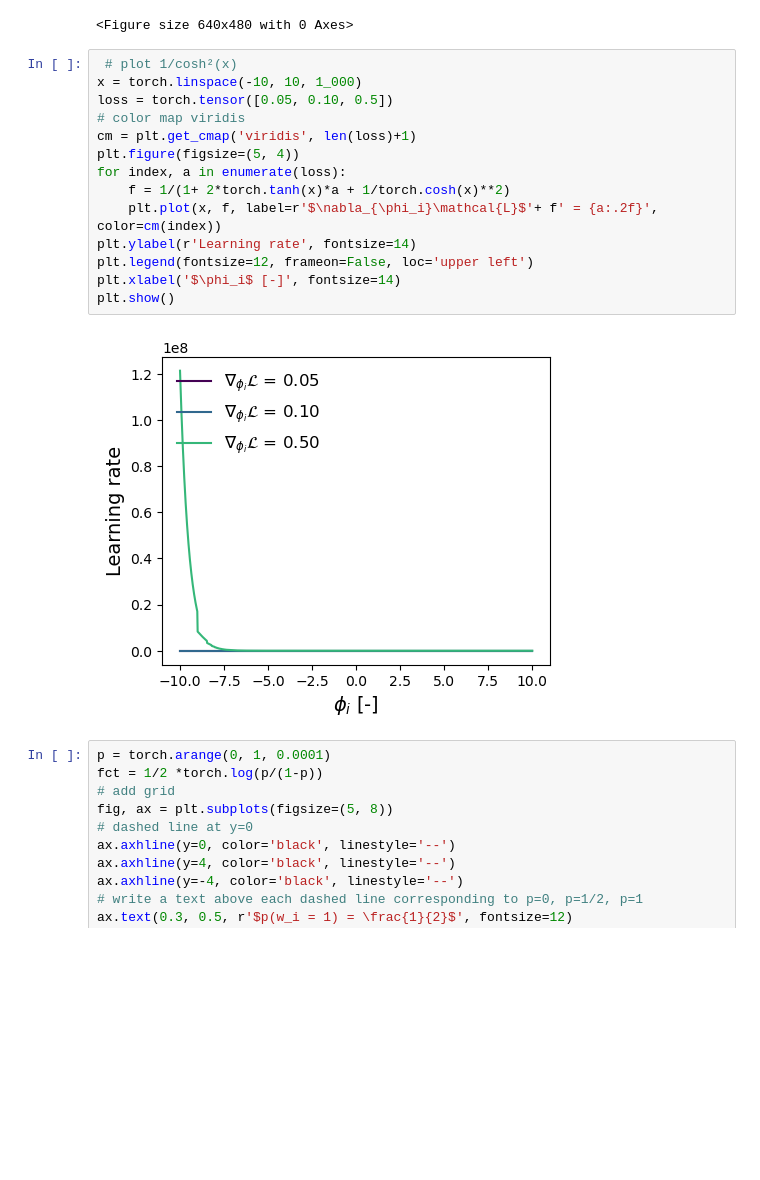
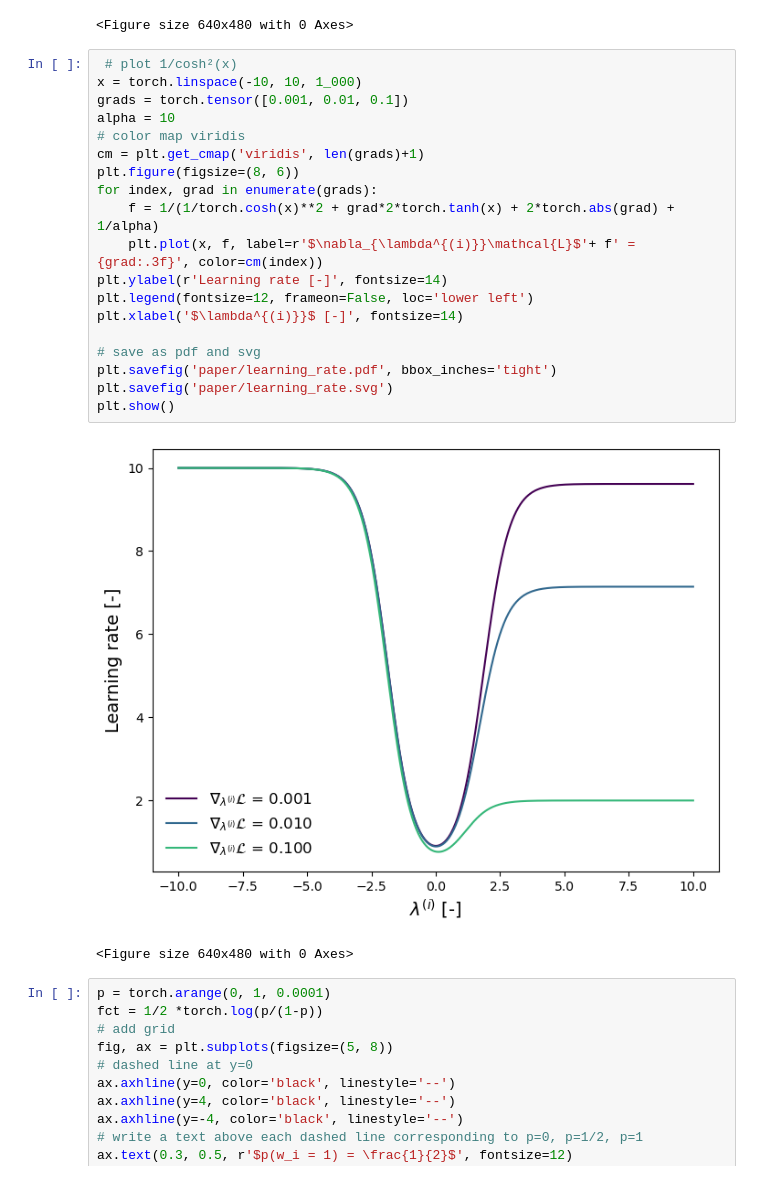
Before and after one commit to kellian-cottart/binarized-neural-networks, a Jupyter notebook: paper-figures.ipynb, the cells around one changed output. Drawn from its saved outputs; the diff is of its cells as text; blank space fills up the shorter version.

```diff
--- a/paper-figures.ipynb
+++ b/paper-figures.ipynb
@@ -27,19 +27,25 @@ plt.savefig('paper/kl_divergence.svg')
 # %%
  # plot 1/cosh²(x)
 x = torch.linspace(-10, 10, 1_000)
-loss = torch.tensor([0.05, 0.10, 0.5])
+grads = torch.tensor([0.001, 0.01, 0.1])
+alpha = 10
 # color map viridis
-cm = plt.get_cmap('viridis', len(loss)+1)
-plt.figure(figsize=(5, 4))
-for index, a in enumerate(loss):
-    f = 1/(1+ 2*torch.tanh(x)*a + 1/torch.cosh(x)**2)
-    plt.plot(x, f, label=r'$\nabla_{\phi_i}\mathcal{L}$'+ f' = {a:.2f}', color=cm(index))
-plt.ylabel(r'Learning rate', fontsize=14)
-plt.legend(fontsize=12, frameon=False, loc='upper left')
-plt.xlabel('$\phi_i$ [-]', fontsize=14)
+cm = plt.get_cmap('viridis', len(grads)+1)
+plt.figure(figsize=(8, 6))
+for index, grad in enumerate(grads):
+    f = 1/(1/torch.cosh(x)**2 + grad*2*torch.tanh(x) + 2*torch.abs(grad) + 1/alpha)
+    plt.plot(x, f, label=r'$\nabla_{\lambda^{(i)}}\mathcal{L}$'+ f' = {grad:.3f}', color=cm(index))
+plt.ylabel(r'Learning rate [-]', fontsize=14)
+plt.legend(fontsize=12, frameon=False, loc='lower left')
+plt.xlabel('$\lambda^{(i)}}$ [-]', fontsize=14)
+
+# save as pdf and svg
+plt.savefig('paper/learning_rate.pdf', bbox_inches='tight')
+plt.savefig('paper/learning_rate.svg')
 plt.show()
 # %% [output]
-[figure, old version]
+[figure, new version]
+<Figure size 640x480 with 0 Axes>
 # %%
 p = torch.arange(0, 1, 0.0001)
 fct = 1/2 *torch.log(p/(1-p))
```
Also changed, not shown: parts of 1 cell of this notebook, 15 other files.
